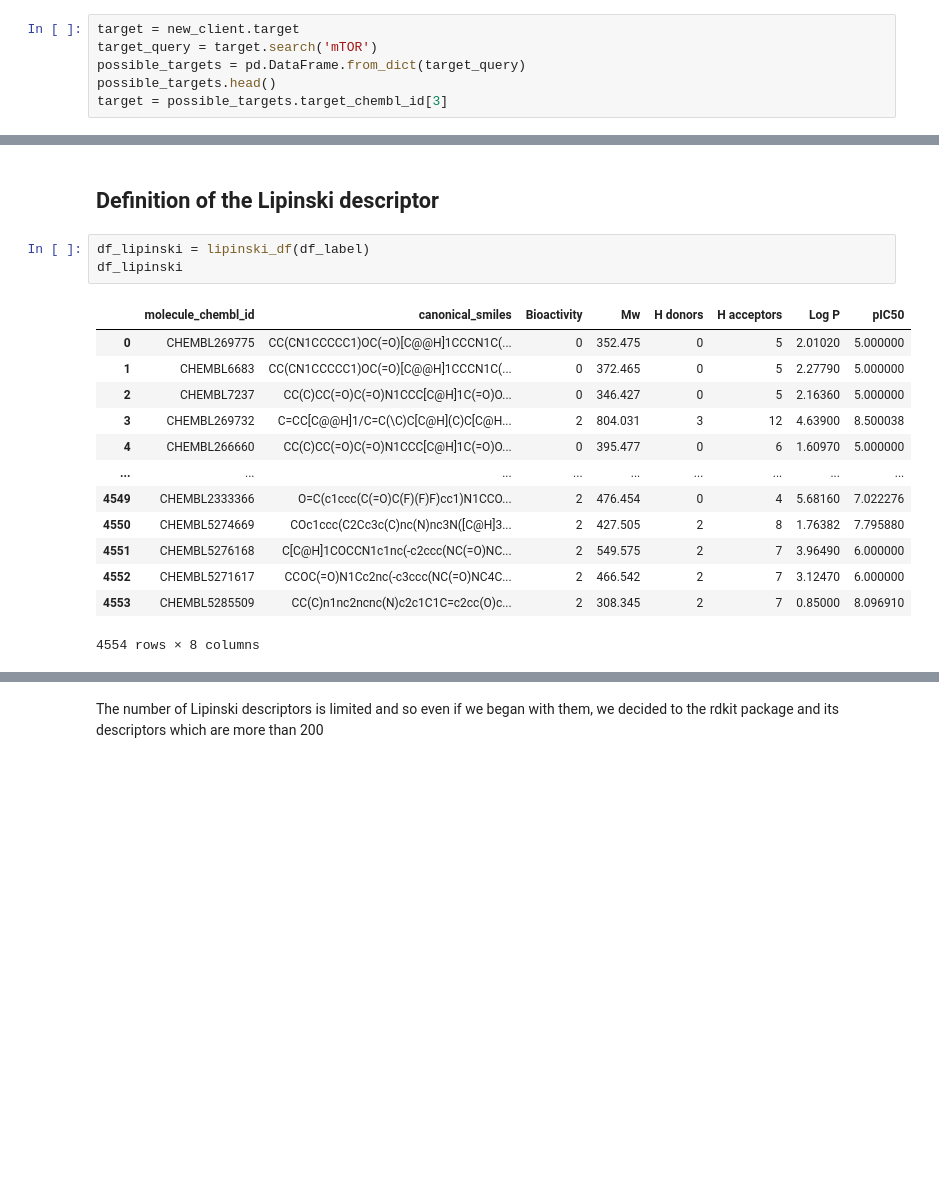
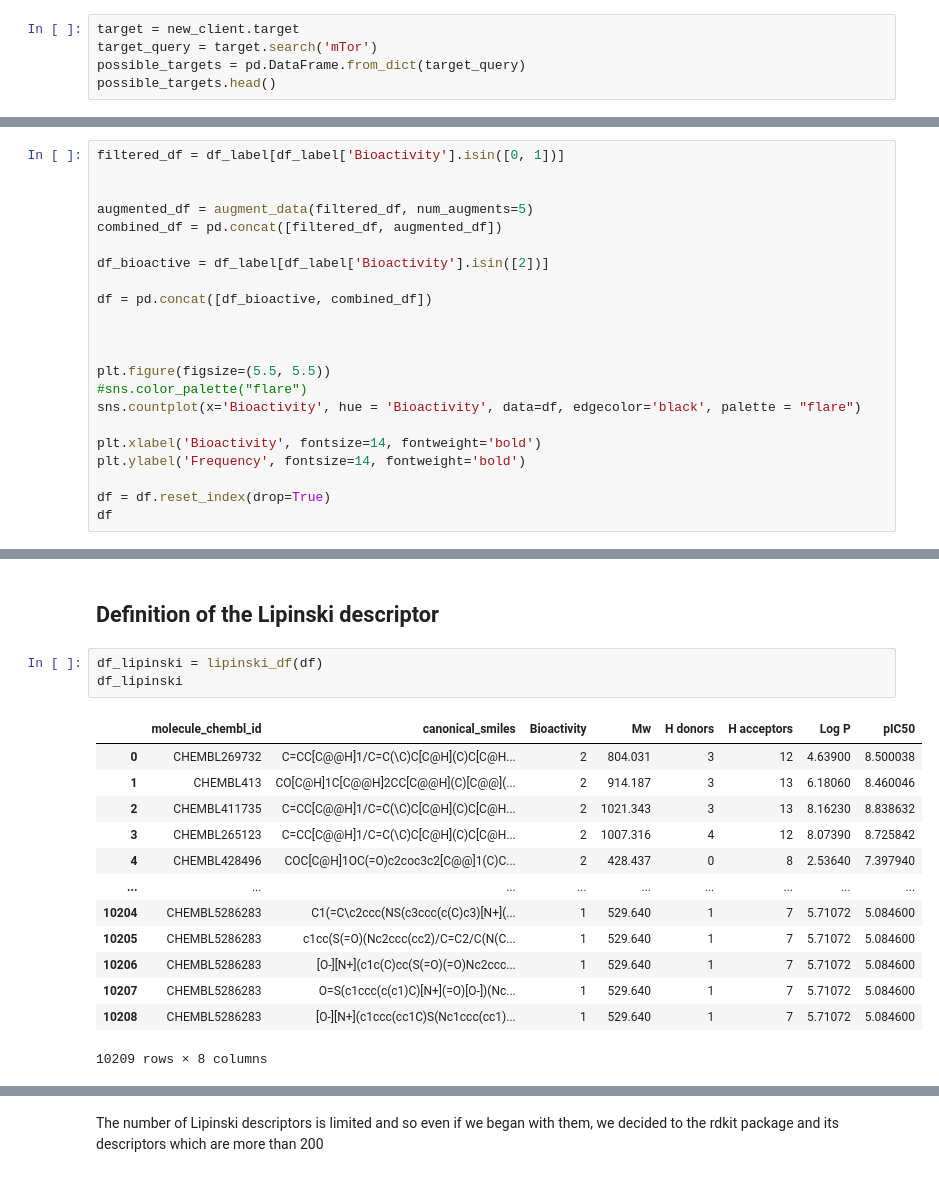
Before and after one commit to Thomas-Fischer98/PPchem_DDIP, a Jupyter notebook: notebooks/Project_2nd_version.ipynb, the cells around one changed output, grey strips where cells are left out. Drawn from its saved outputs; the diff is of its cells as text; blank space fills up the shorter version.

```diff
--- a/notebooks/Project_2nd_version.ipynb
+++ b/notebooks/Project_2nd_version.ipynb
@@ -47,7 +45,6 @@ from joblib import dump, load
 # Choosing the what is our Target protein: mTor is a good candidate
 # %%
 target = new_client.target
-target_query = target.search('mTOR')
+target_query = target.search('mTor')
 possible_targets = pd.DataFrame.from_dict(target_query)
 possible_targets.head()
-target = possible_targets.target_chembl_id[3]
@@ -97,0 +119,22 @@ df_label
+# %%
+filtered_df = df_label[df_label['Bioactivity'].isin([0, 1])]
+
+
+augmented_df = augment_data(filtered_df, num_augments=5)
+combined_df = pd.concat([filtered_df, augmented_df])
+
+df_bioactive = df_label[df_label['Bioactivity'].isin([2])]
+
+df = pd.concat([df_bioactive, combined_df])
+
+
+
+plt.figure(figsize=(5.5, 5.5))
+#sns.color_palette("flare")
+sns.countplot(x='Bioactivity', hue = 'Bioactivity', data=df, edgecolor='black', palette = "flare")
+
+plt.xlabel('Bioactivity', fontsize=14, fontweight='bold')
+plt.ylabel('Frequency', fontsize=14, fontweight='bold')
+
+df = df.reset_index(drop=True)
+df
@@ -98,20 +156,20 @@ df_label
 # %% [markdown]
 ## Definition of the Lipinski descriptor
 # %%
-df_lipinski = lipinski_df(df_label)
+df_lipinski = lipinski_df(df)
 df_lipinski
 # %% [output]
 |  | molecule_chembl_id | canonical_smiles | Bioactivity | Mw | H donors | H acceptors | Log P | pIC50 |
-| 0 | CHEMBL269775 | CC(CN1CCCCC1)OC(=O)[C@@H]1CCCN1C(... | 0 | 352.475 | 0 | 5 | 2.01020 | 5.000000 |
-| 1 | CHEMBL6683 | CC(CN1CCCCC1)OC(=O)[C@@H]1CCCN1C(... | 0 | 372.465 | 0 | 5 | 2.27790 | 5.000000 |
-| 2 | CHEMBL7237 | CC(C)CC(=O)C(=O)N1CCC[C@H]1C(=O)O... | 0 | 346.427 | 0 | 5 | 2.16360 | 5.000000 |
-| 3 | CHEMBL269732 | C=CC[C@@H]1/C=C(\C)C[C@H](C)C[C@H... | 2 | 804.031 | 3 | 12 | 4.63900 | 8.500038 |
-| 4 | CHEMBL266660 | CC(C)CC(=O)C(=O)N1CCC[C@H]1C(=O)O... | 0 | 395.477 | 0 | 6 | 1.60970 | 5.000000 |
+| 0 | CHEMBL269732 | C=CC[C@@H]1/C=C(\C)C[C@H](C)C[C@H... | 2 | 804.031 | 3 | 12 | 4.63900 | 8.500038 |
+| 1 | CHEMBL413 | CO[C@H]1C[C@@H]2CC[C@@H](C)[C@@](... | 2 | 914.187 | 3 | 13 | 6.18060 | 8.460046 |
+| 2 | CHEMBL411735 | C=CC[C@@H]1/C=C(\C)C[C@H](C)C[C@H... | 2 | 1021.343 | 3 | 13 | 8.16230 | 8.838632 |
+| 3 | CHEMBL265123 | C=CC[C@@H]1/C=C(\C)C[C@H](C)C[C@H... | 2 | 1007.316 | 4 | 12 | 8.07390 | 8.725842 |
+| 4 | CHEMBL428496 | COC[C@H]1OC(=O)c2coc3c2[C@@]1(C)C... | 2 | 428.437 | 0 | 8 | 2.53640 | 7.397940 |
 | ... | ... | ... | ... | ... | ... | ... | ... | ... |
-| 4549 | CHEMBL2333366 | O=C(c1ccc(C(=O)C(F)(F)F)cc1)N1CCO... | 2 | 476.454 | 0 | 4 | 5.68160 | 7.022276 |
-| 4550 | CHEMBL5274669 | COc1ccc(C2Cc3c(C)nc(N)nc3N([C@H]3... | 2 | 427.505 | 2 | 8 | 1.76382 | 7.795880 |
-| 4551 | CHEMBL5276168 | C[C@H]1COCCN1c1nc(-c2ccc(NC(=O)NC... | 2 | 549.575 | 2 | 7 | 3.96490 | 6.000000 |
-| 4552 | CHEMBL5271617 | CCOC(=O)N1Cc2nc(-c3ccc(NC(=O)NC4C... | 2 | 466.542 | 2 | 7 | 3.12470 | 6.000000 |
-| 4553 | CHEMBL5285509 | CC(C)n1nc2ncnc(N)c2c1C1C=c2cc(O)c... | 2 | 308.345 | 2 | 7 | 0.85000 | 8.096910 |
+| 10204 | CHEMBL5286283 | C1(=C\c2ccc(NS(c3ccc(c(C)c3)[N+](... | 1 | 529.640 | 1 | 7 | 5.71072 | 5.084600 |
+| 10205 | CHEMBL5286283 | c1cc(S(=O)(Nc2ccc(cc2)/C=C2/C(N(C... | 1 | 529.640 | 1 | 7 | 5.71072 | 5.084600 |
+| 10206 | CHEMBL5286283 | [O-][N+](c1c(C)cc(S(=O)(=O)Nc2ccc... | 1 | 529.640 | 1 | 7 | 5.71072 | 5.084600 |
+| 10207 | CHEMBL5286283 | O=S(c1ccc(c(c1)C)[N+](=O)[O-])(Nc... | 1 | 529.640 | 1 | 7 | 5.71072 | 5.084600 |
+| 10208 | CHEMBL5286283 | [O-][N+](c1ccc(cc1C)S(Nc1ccc(cc1)... | 1 | 529.640 | 1 | 7 | 5.71072 | 5.084600 |
-4554 rows × 8 columns
+10209 rows × 8 columns
 # %%
```
Also changed, not shown: parts of 26 cells of this notebook.
